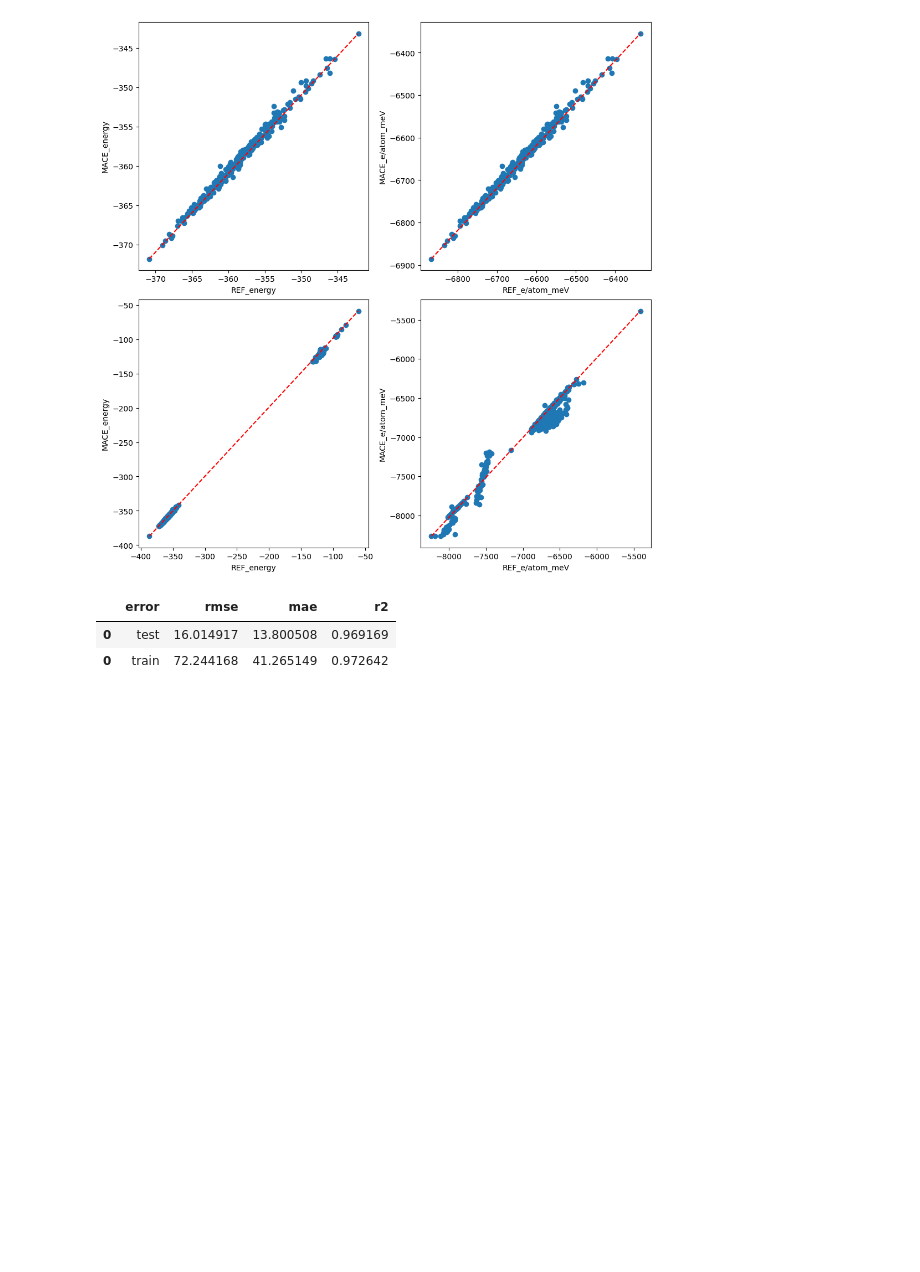
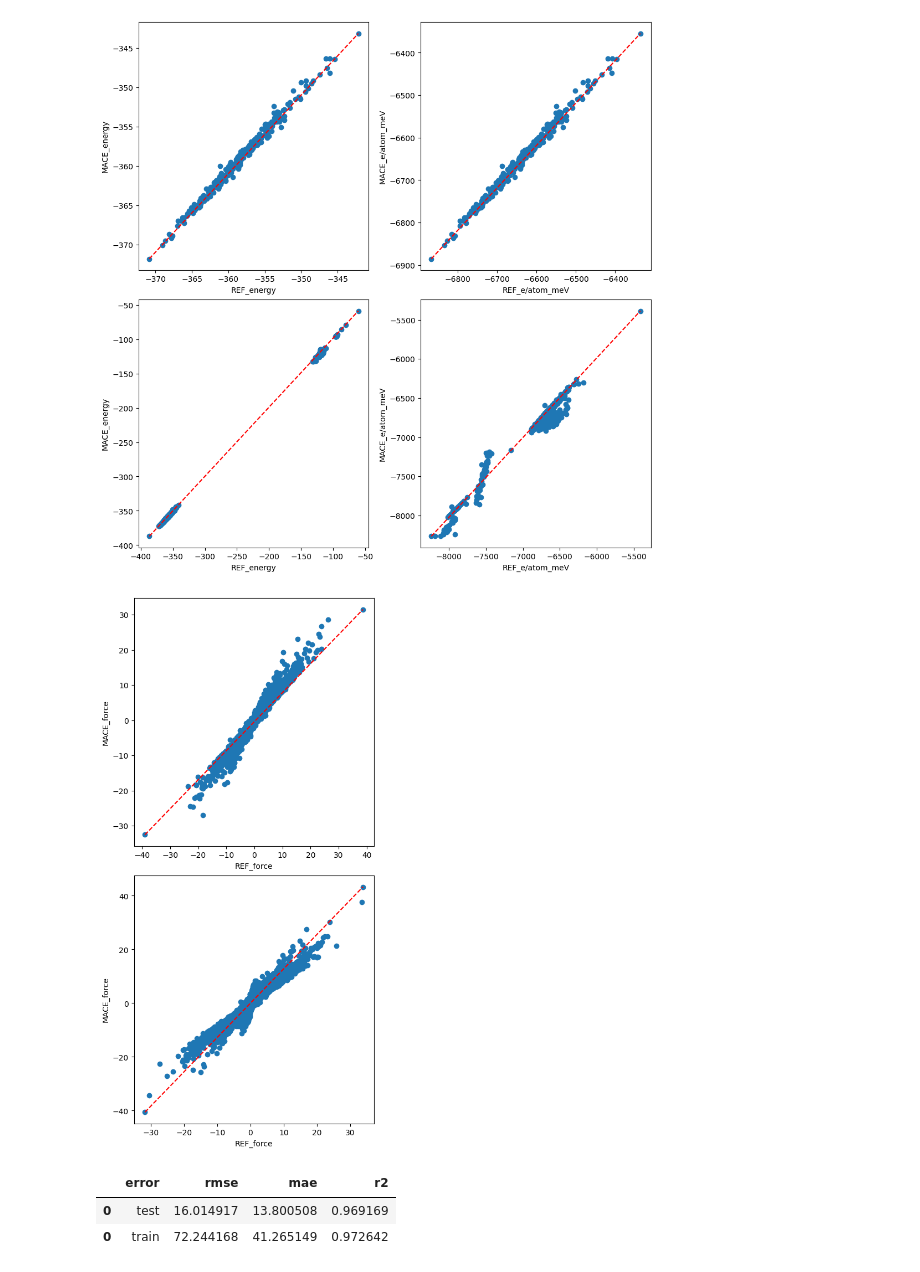
Before and after one commit to ShannonNCM/research_files, a Jupyter notebook: new_model/model_03/foundation_notebook.ipynb, the cells around one changed output. Drawn from its saved outputs; the diff is of its cells as text; code cells hidden in the pictures; blank space fills up the shorter version.

```diff
--- a/new_model/model_03/foundation_notebook.ipynb
+++ b/new_model/model_03/foundation_notebook.ipynb
@@ -43,6 +43,13 @@ train_df = train_df[3:]
 test_df1 = test_df[['n_atoms', 'REF_energy', 'MACE_energy', 'REF_e/atom_meV', 'MACE_e/atom_meV']].copy()
 train_df1 = train_df[['n_atoms', 'REF_energy', 'MACE_energy', 'REF_e/atom_meV', 'MACE_e/atom_meV']].copy()
 f.plot_comparison([test_df1, train_df1], ['REF_energy', 'REF_e/atom_meV'], ['MACE_energy','MACE_e/atom_meV'])
+train_df2 = f.forces(train_df)
+test_df2 = f.forces(test_df)
 # %% [output]
 [figure]
+# %%
+f.plot_comparison([test_df2, train_df2],
+                  ['REF_force'], ['MACE_force'])
+# %% [output]
+[figure, added]
 # %%
```
Also changed, not shown: parts of 2 cells of this notebook, 2 other files.
